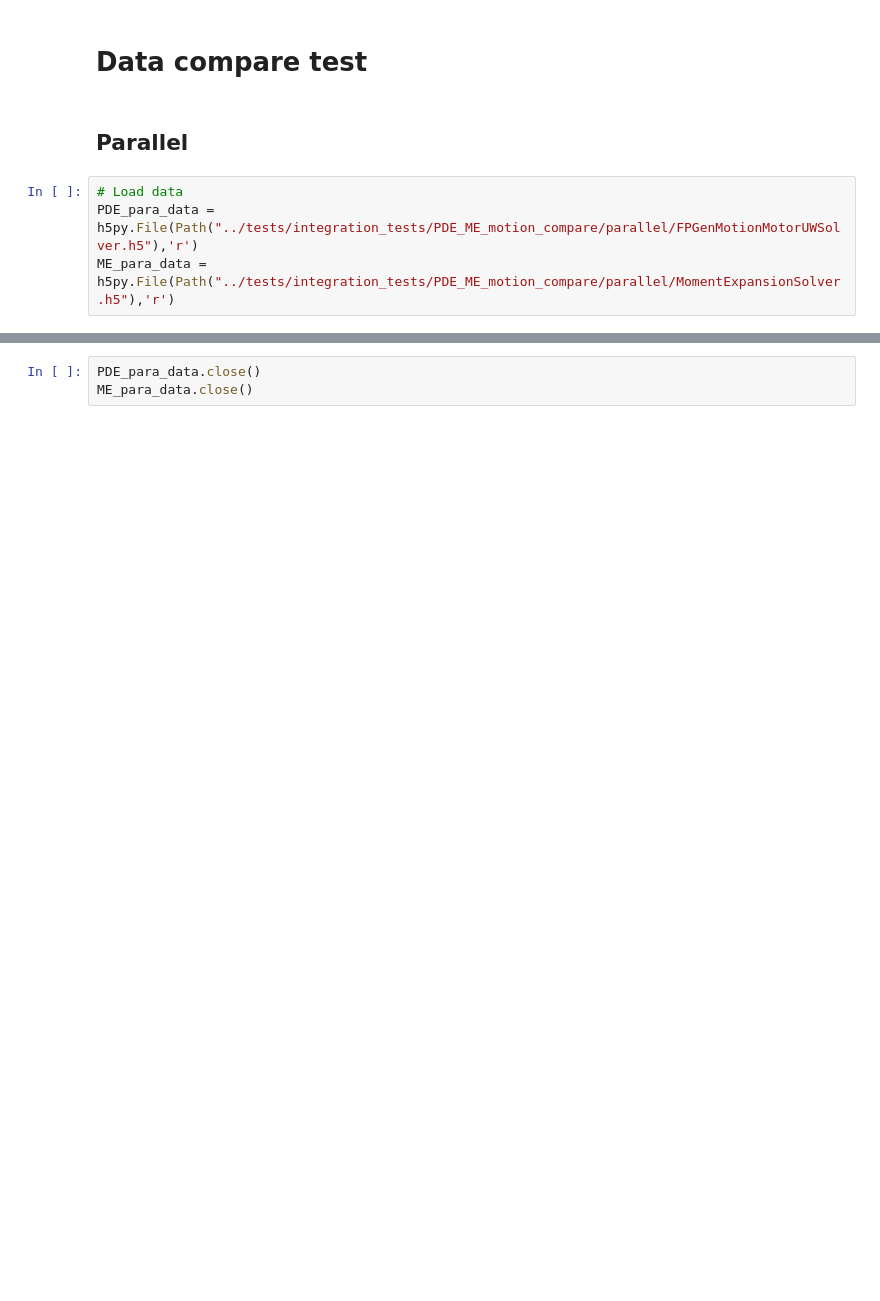
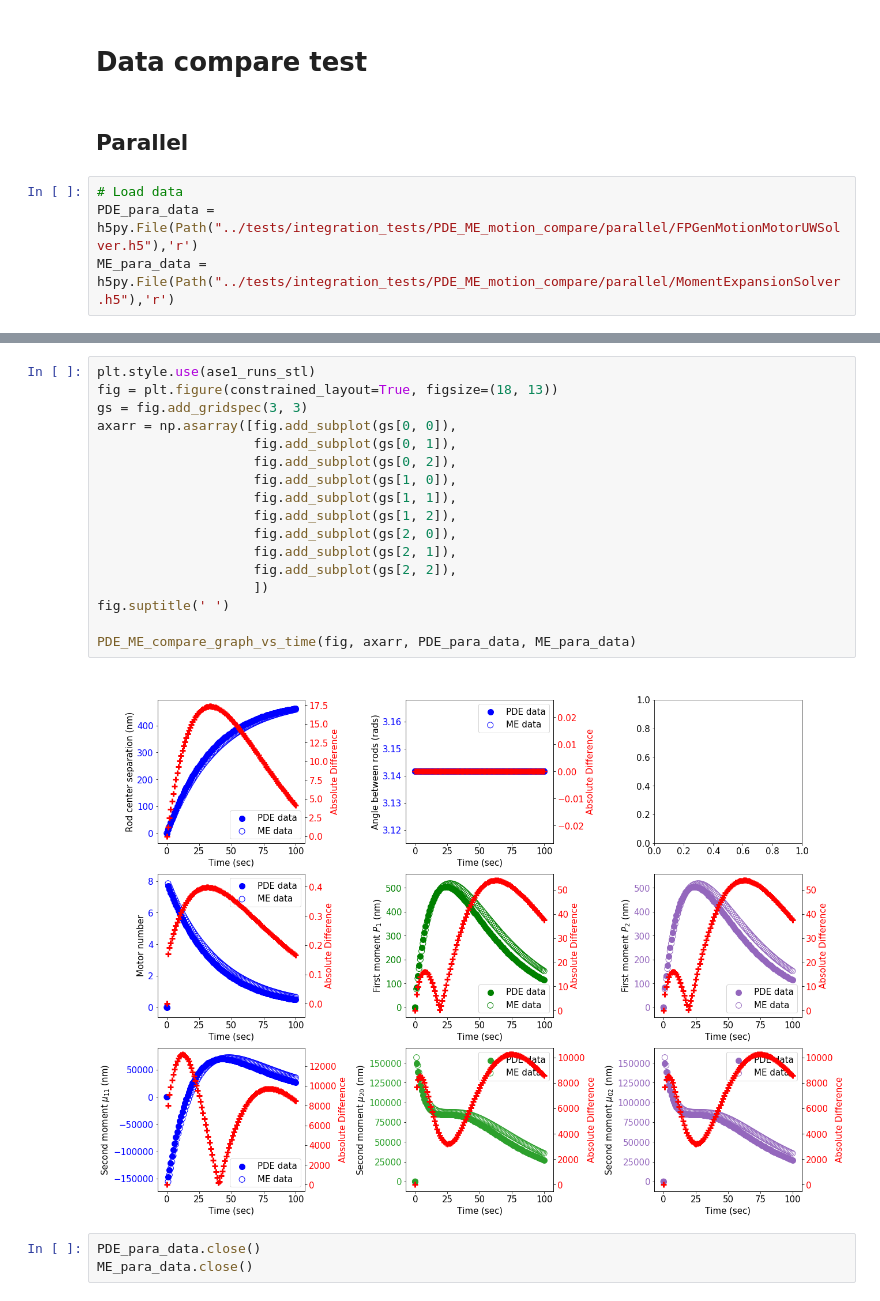
Before and after one commit to lamsoa729/FoXlink, a Jupyter notebook: notebooks/comparison_graphs.ipynb, the cells around one changed output, grey strips where cells are left out. Drawn from its saved outputs; the diff is of its cells as text; blank space fills up the shorter version.

```diff
--- a/notebooks/comparison_graphs.ipynb
+++ b/notebooks/comparison_graphs.ipynb
@@ -121,3 +104,22 @@ axarr[8].legend(('PDE data', 'ME data', 'error'))
+# %%
+plt.style.use(ase1_runs_stl)
+fig = plt.figure(constrained_layout=True, figsize=(18, 13))
+gs = fig.add_gridspec(3, 3)
+axarr = np.asarray([fig.add_subplot(gs[0, 0]),
+                    fig.add_subplot(gs[0, 1]),
+                    fig.add_subplot(gs[0, 2]),
+                    fig.add_subplot(gs[1, 0]),
+                    fig.add_subplot(gs[1, 1]),
+                    fig.add_subplot(gs[1, 2]),
+                    fig.add_subplot(gs[2, 0]),
+                    fig.add_subplot(gs[2, 1]),
+                    fig.add_subplot(gs[2, 2]),
+                    ])
+fig.suptitle(' ')
+
+PDE_ME_compare_graph_vs_time(fig, axarr, PDE_para_data, ME_para_data)
+# %% [output]
+[figure, added]
 # %%
 PDE_para_data.close()
 ME_para_data.close()
```
Also changed, not shown: parts of 3 cells of this notebook, 3 other files.
